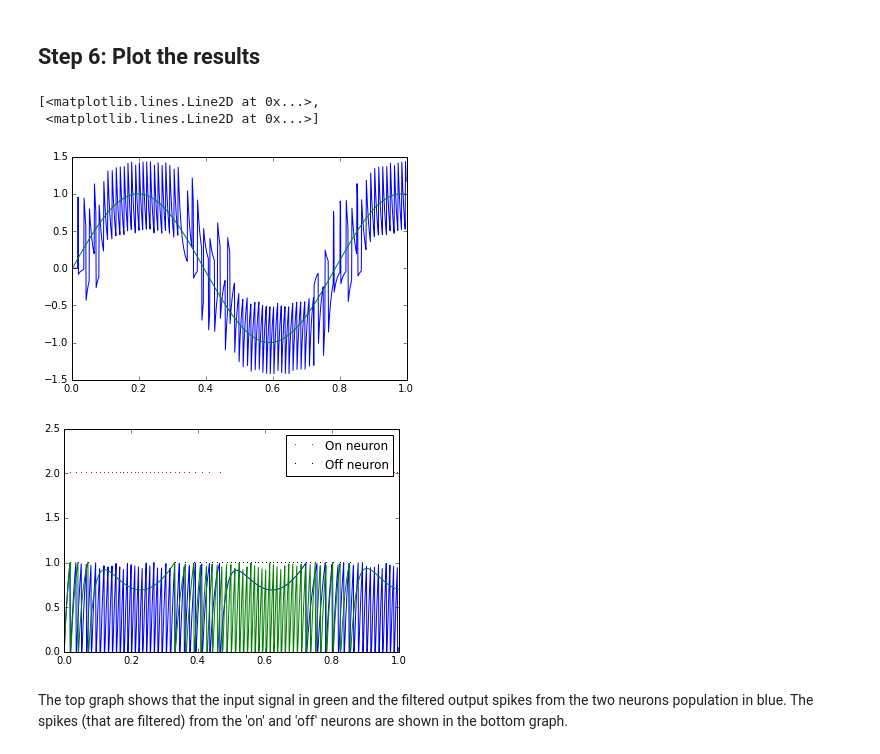
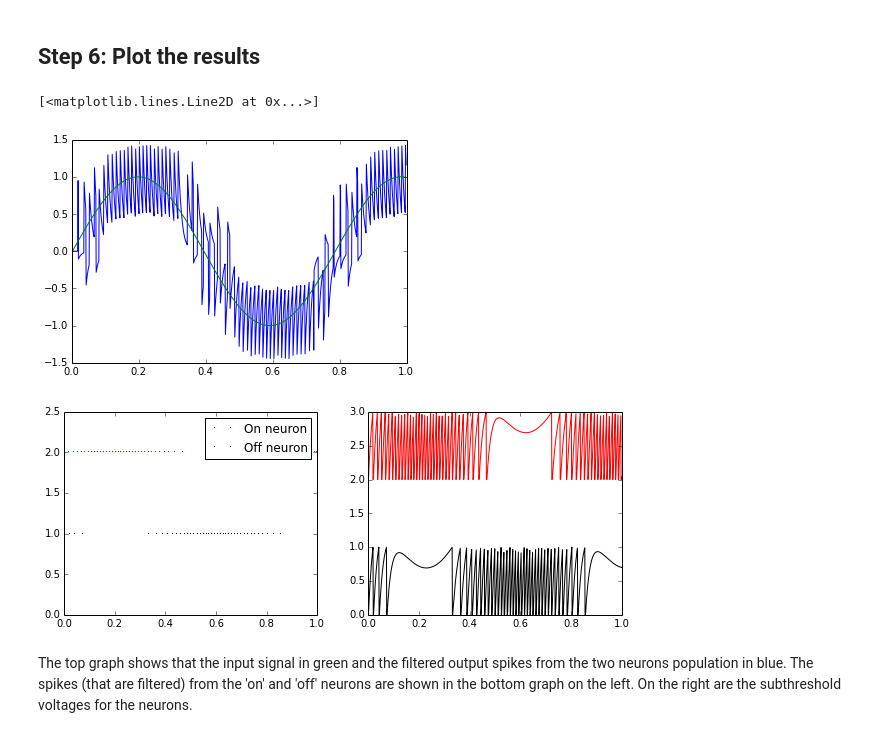
Before and after one commit to nengo/nengo, a Jupyter notebook: examples/two_neurons.ipynb, the cells around one changed output. Drawn from its saved outputs; the diff is of its cells as text; code cells hidden in the pictures.

Commit message:
voltage probe working and demo'd
- Fixed incorrect asarray call

```diff
--- a/examples/two_neurons.ipynb
+++ b/examples/two_neurons.ipynb
@@ -57,26 +57,29 @@ sim.run(1) # Run it for 5 seconds
 # %%
 %matplotlib inline
 import matplotlib.pyplot as plt
 # Plot the decoded output of the ensemble
 t = sim.data(model.t) #Get the time steps
 plt.plot(t, sim.data('Neurons'))
 plt.plot(t, sim.data('Sine'))
 
 
 # Plot the spiking output of the ensemble
-plt.figure()
+plt.figure(figsize=(10,8))
+plt.subplot(221)
 data=sim.data('Neurons.spikes')
 plt.plot(t[data[:,0]>0],np.ones_like(np.where(data[:,0]>0)).T+1,'r,', label="On neuron")
 plt.plot(t[data[:,1]>0],np.ones_like(np.where(data[:,1]>0)).T,'k,', label="Off neuron")
 plt.axis([0,1,0,2.5])
 plt.legend()
 
 # Plot the soma voltages of the neurons
-plt.plot(t, sim.data('Neurons.voltages'))
+plt.subplot(222)
+data = sim.data('Neurons.voltages')
+plt.plot(t, data[:,0]+2, 'r')
+plt.plot(t, data[:,1], 'k')
 # %% [output]
-[<matplotlib.lines.Line2D at 0x...>,
- <matplotlib.lines.Line2D at 0x...>]
+[<matplotlib.lines.Line2D at 0x...>]
 [figure]
-[figure, old version]
+[figure, new version]
 # %% [markdown]
-The top graph shows that the input signal in green and the filtered output spikes from the two neurons population in blue.  The spikes (that are filtered) from the 'on' and 'off' neurons are shown in the bottom graph.
+The top graph shows that the input signal in green and the filtered output spikes from the two neurons population in blue.  The spikes (that are filtered) from the 'on' and 'off' neurons are shown in the bottom graph on the left.  On the right are the subthreshold voltages for the neurons.
```
Also changed, not shown: 1 other file.
